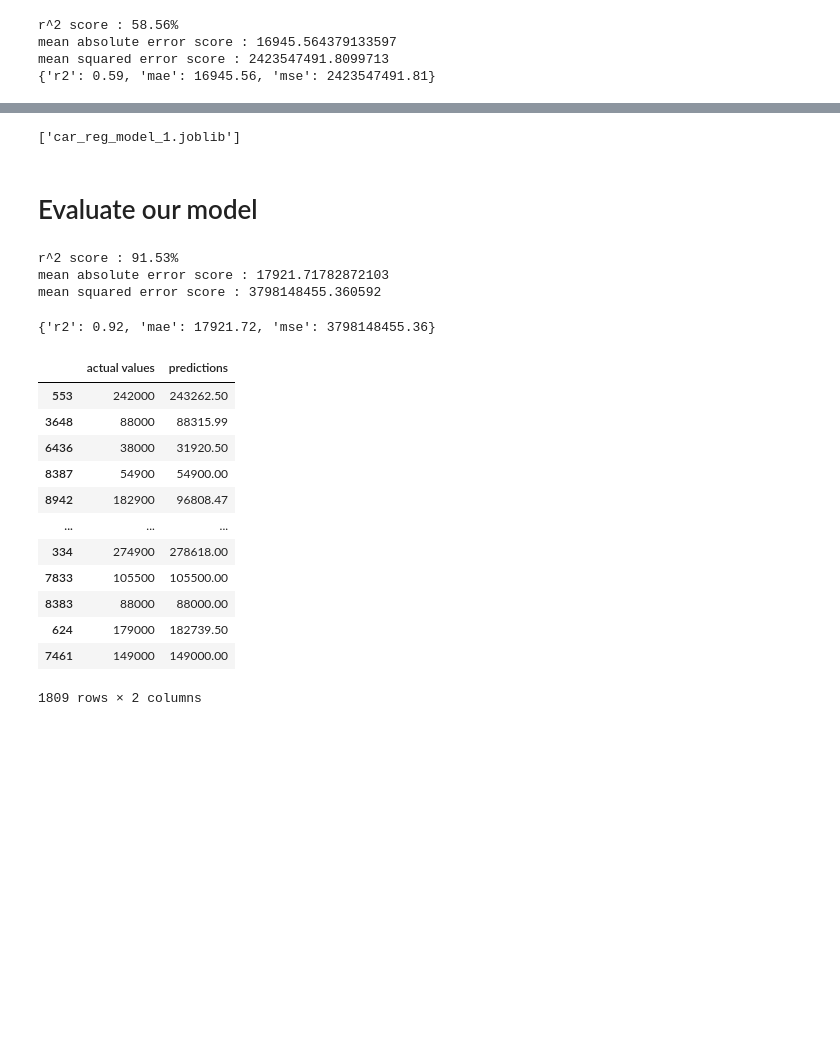
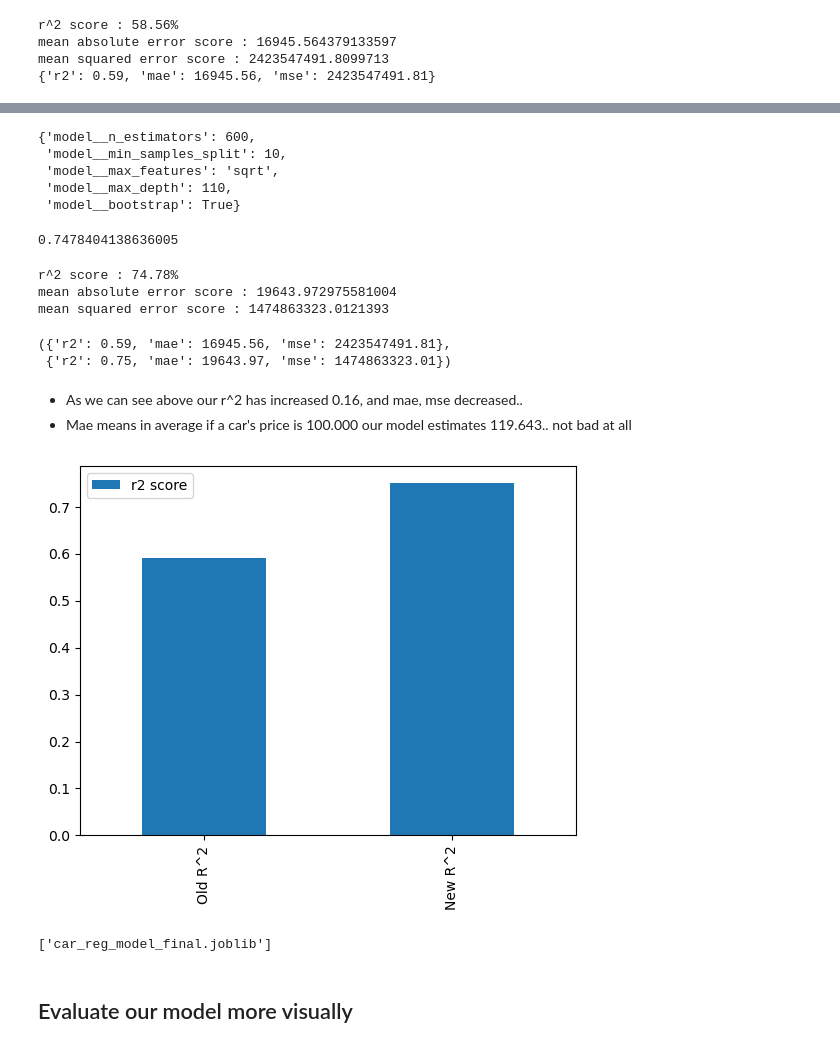
Before and after one commit to ilkeery/turkiye-car-prices-regressor, a Jupyter notebook: model-training.ipynb, the cells around one changed output, grey strips where cells are left out. Cells and saved outputs as stored; diff of their text form; code cells hidden in the pictures; blank space fills up the shorter version.

```diff
--- a/model-training.ipynb
+++ b/model-training.ipynb
@@ -167,8 +214,43 @@ cross_val_score(model, X, y).mean()
+# %%
+#Best HyperParameters of our model
+random_search_cv.best_params_
+# %% [output]
+{'model__n_estimators': 600,
+ 'model__min_samples_split': 10,
+ 'model__max_features': 'sqrt',
+ 'model__max_depth': 110,
+ 'model__bootstrap': True}
+# %%
+random_search_cv.score(X_test, y_test)
+# %% [output]
+0.7478404138636005
+# %%
+y_preds = random_search_cv.predict(X_test)
+new_result = evaluate_preds(y_true=y_test, y_preds=y_preds)
+# %% [output]
+r^2 score : 74.78%
+mean absolute error score : 19643.972975581004
+mean squared error score : 1474863323.0121393
+# %%
+# Comparison of metrics before & after HyperParameter Tunning
+result, new_result
+# %% [output]
+({'r2': 0.59, 'mae': 16945.56, 'mse': 2423547491.81},
+ {'r2': 0.75, 'mae': 19643.97, 'mse': 1474863323.01})
+# %% [markdown]
+* As we can see above our r^2 has increased 0.16, and mae, mse decreased..
+* Mae means in average if a car's price is 100.000 our model estimates 119.643.. not bad at all
+# %%
+d = {"Old R^2": 0.59, "New R^2":0.75}
+df = pd.DataFrame(data=d, index=["r2 score"])
+df.T.plot.bar();
+# %% [output]
+[figure, added]
 # %%
 from joblib import dump, load
-# Save the model to file
-dump(model, filename="car_reg_model_2.joblib")
+# Save the model to filea
+dump(model, filename="car_reg_model_final.joblib")
 # %% [output]
-['car_reg_model_1.joblib']
+['car_reg_model_final.joblib']
 # %% [markdown]
-# Evaluate our model
+## Evaluate our model more visually
@@ -193,27 +256,0 @@ def evaluate_preds(y_true, y_preds):
-# %%
-evaluate_preds(y_test, y_preds)
-# %% [output]
-r^2 score : 91.53%
-mean absolute error score : 17921.71782872103
-mean squared error score : 3798148455.360592
-{'r2': 0.92, 'mae': 17921.72, 'mse': 3798148455.36}
-# %%
-import matplotlib.pyplot as plt
-
-df = pd.DataFrame(data={"actual values": y_test,
-                       "predictions": y_preds})
-df
-# %% [output]
-|  | actual values | predictions |
-| 553 | 242000 | 243262.50 |
-| 3648 | 88000 | 88315.99 |
-| 6436 | 38000 | 31920.50 |
-| 8387 | 54900 | 54900.00 |
-| 8942 | 182900 | 96808.47 |
-| ... | ... | ... |
-| 334 | 274900 | 278618.00 |
-| 7833 | 105500 | 105500.00 |
-| 8383 | 88000 | 88000.00 |
-| 624 | 179000 | 182739.50 |
-| 7461 | 149000 | 149000.00 |
-1809 rows × 2 columns
```
Also changed, not shown: parts of 14 cells of this notebook, 3 other files.
